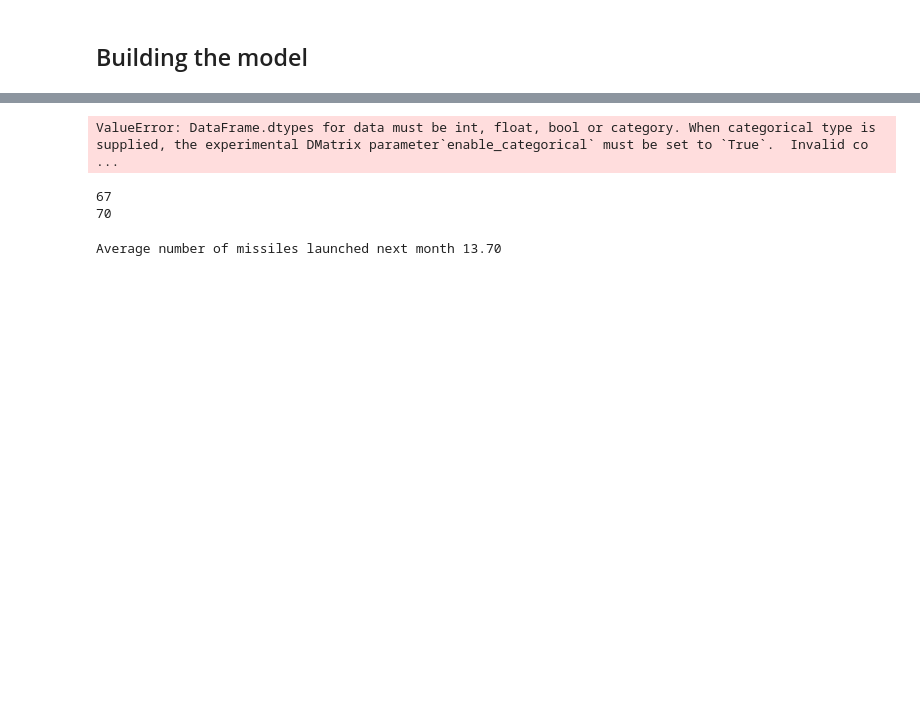
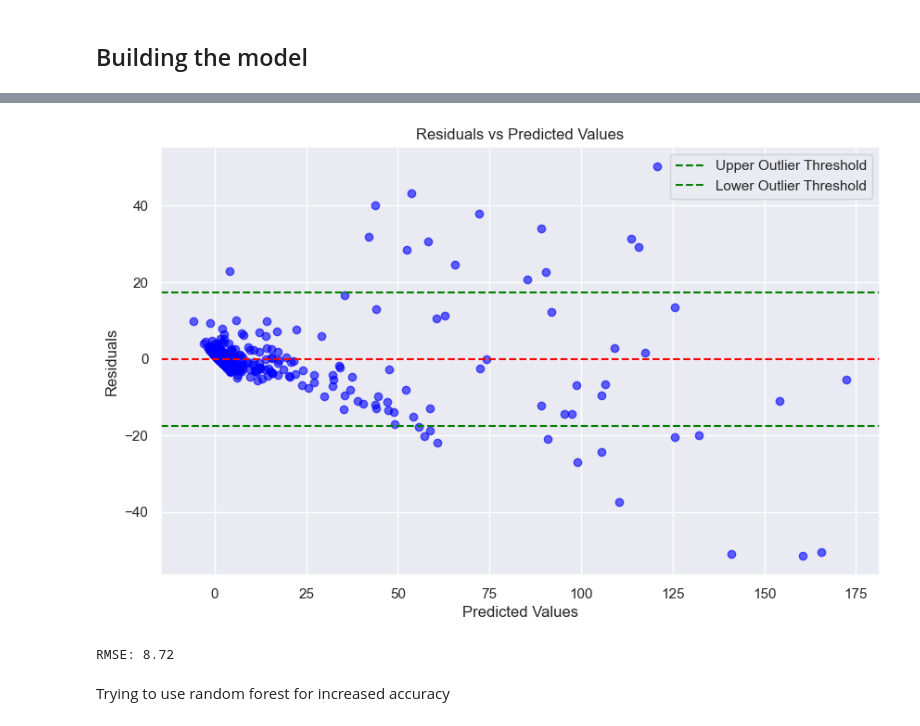
Before and after one commit to Dualboi/ml-analysis-ukraine-attacks, a Jupyter notebook: Model1.ipynb, the cells around one changed output, grey strips where cells are left out. Drawn from its saved outputs; the diff is of its cells as text; code cells hidden in the pictures; blank space fills up the shorter version.

```diff
--- a/Model1.ipynb
+++ b/Model1.ipynb
@@ -184,32 +119,36 @@ KeyError: "['time_start'] not found in axis"
-# %%
-import xgboost as xgb
-from sklearn.metrics import mean_squared_error
-
-# Initialize the XGBoost model
-xgb_model = xgb.XGBRegressor(n_estimators=100, learning_rate=0.1, max_depth=6, random_state=42)
-
-# Train the model
-xgb_model.fit(X_train, y_train)
-
-# Predict and evaluate the model
-y_pred = xgb_model.predict(X_test)
-
-# RMSE
-rmse = np.sqrt(mean_squared_error(y_test, y_pred))
-print(f"RMSE with XGBoost: {rmse:.2f}")
-# %% [output]
-ValueError: DataFrame.dtypes for data must be int, float, bool or category. When categorical type is supplied, the experimental DMatrix parameter`enable_categorical` must be set to `True`.  Invalid co ...
-# %%
-# Check the number of features in X_train
-print(X_train.shape[1])
-
-# Check the length of the feature importances
-print(len(importances))
-# %% [output]
-67
-70
-# %%
-y_mean = y.mean()
-print('Average number of missiles launched next month',f"{y_mean:.2f}")  # Prints average number of missiles launched next month
-# %% [output]
-Average number of missiles launched next month 13.70
+# %%
+import numpy as np
+import matplotlib.pyplot as plt
+import seaborn as sns
+
+# Calculate residuals
+residuals = y_test - y_pred
+
+# Plotting
+plt.figure(figsize=(10, 6))
+
+# Residuals vs Predicted values plot
+plt.scatter(y_pred, residuals, color='blue', alpha=0.6)
+plt.axhline(y=0, color='red', linestyle='--')
+plt.title('Residuals vs Predicted Values')
+plt.xlabel('Predicted Values')
+plt.ylabel('Residuals')
+
+# Optional: Add lines to identify outliers (this is one way to define outliers, e.g., beyond 2 standard deviations)
+std_residuals = np.std(residuals)
+outlier_threshold_upper = std_residuals * 2
+outlier_threshold_lower = -std_residuals * 2
+
+plt.axhline(y=outlier_threshold_upper, color='green', linestyle='--', label='Upper Outlier Threshold')
+plt.axhline(y=outlier_threshold_lower, color='green', linestyle='--', label='Lower Outlier Threshold')
+
+plt.legend()
+plt.show()
+
+# Print RMSE
+print(f"RMSE: {rmse:.2f}")
+# %% [output]
+[figure, added]
+RMSE: 8.72
+# %% [markdown]
+Trying to use random forest for increased accuracy
```
Also changed, not shown: parts of 17 cells of this notebook, 1 other file.
